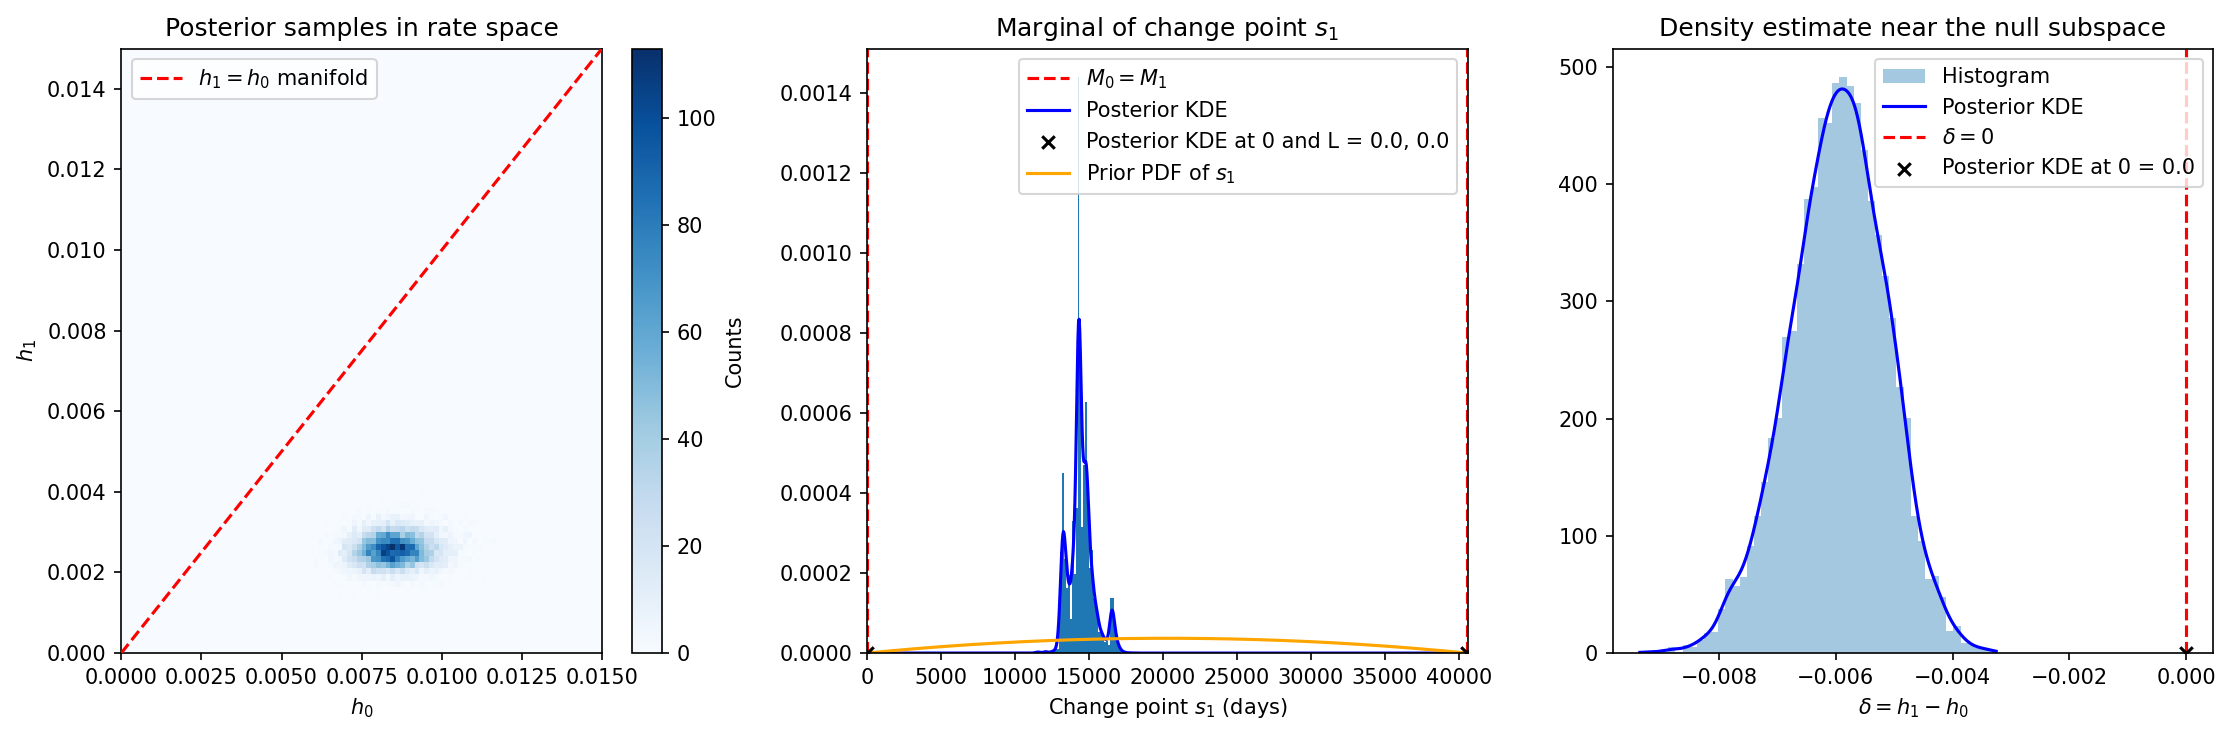
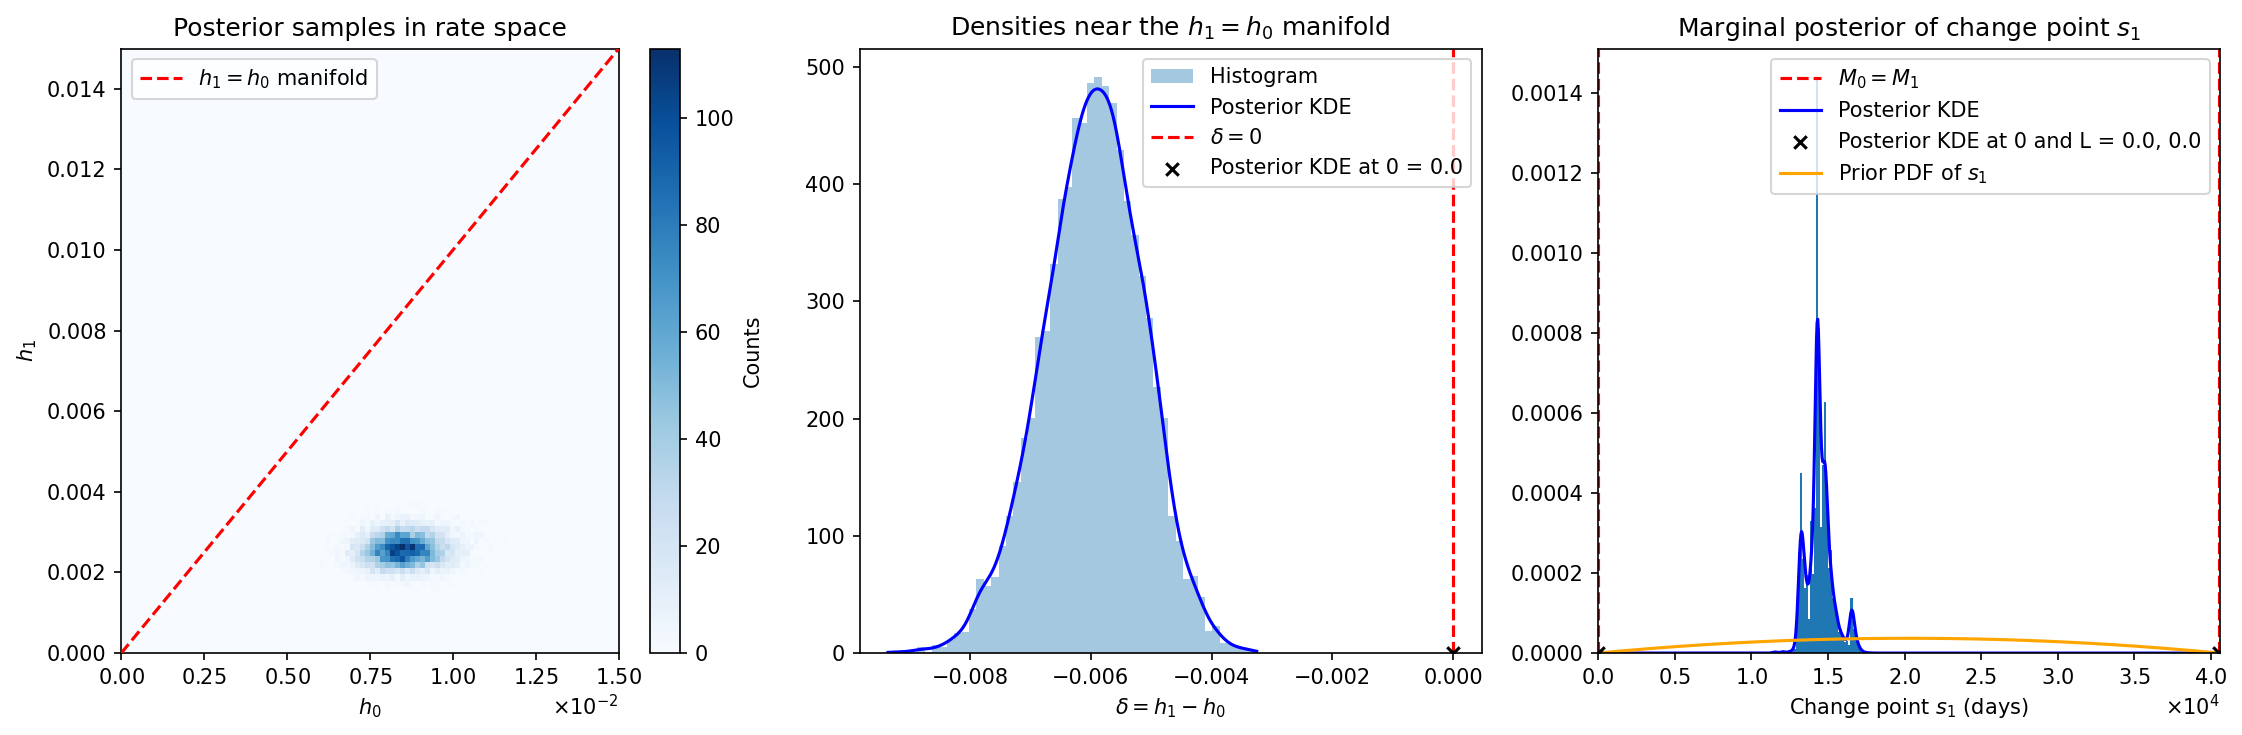
Code edit (unified diff) that turned the first committed figure into the second:
--- before
+++ after
@@ -1,3 +1,3 @@
 samples.shape
 from helpers.q4 import savage_dickey
-savage_dickey(samples)
+savage_dickey(samples, savefig="plots/savage_dickey.png")

Commit: saved all graphs up to q5ultimatepart